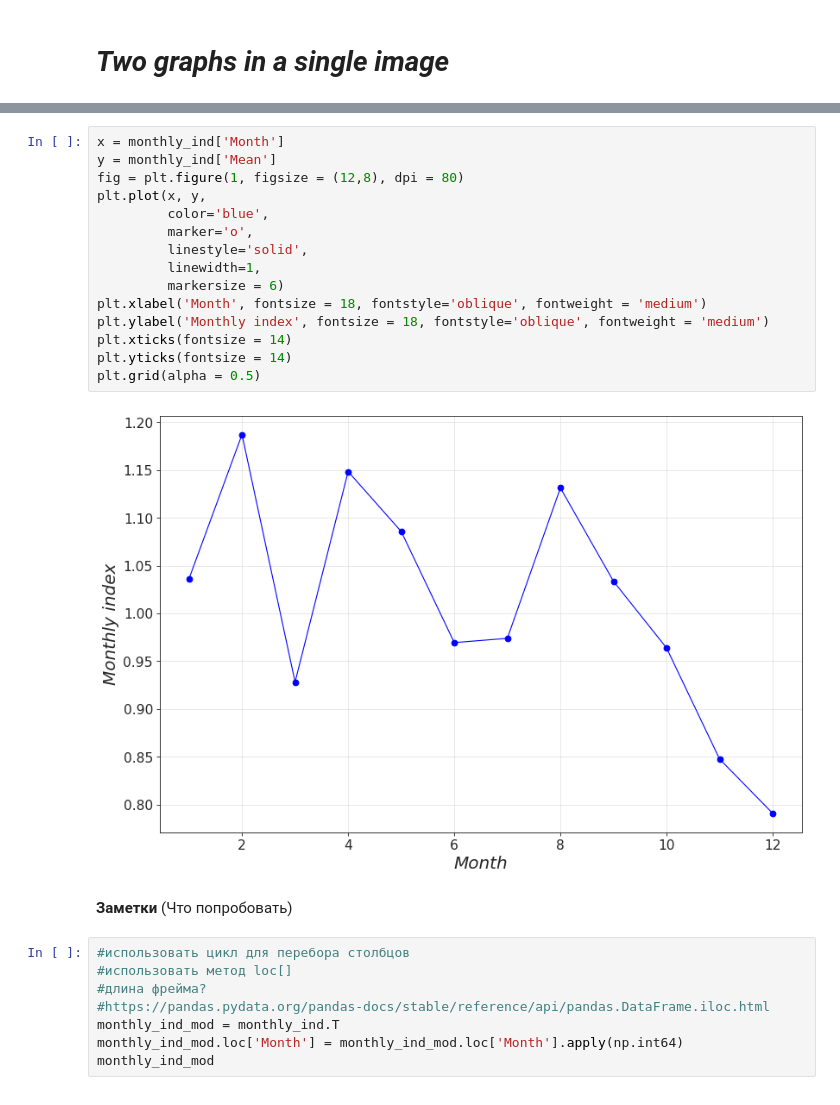
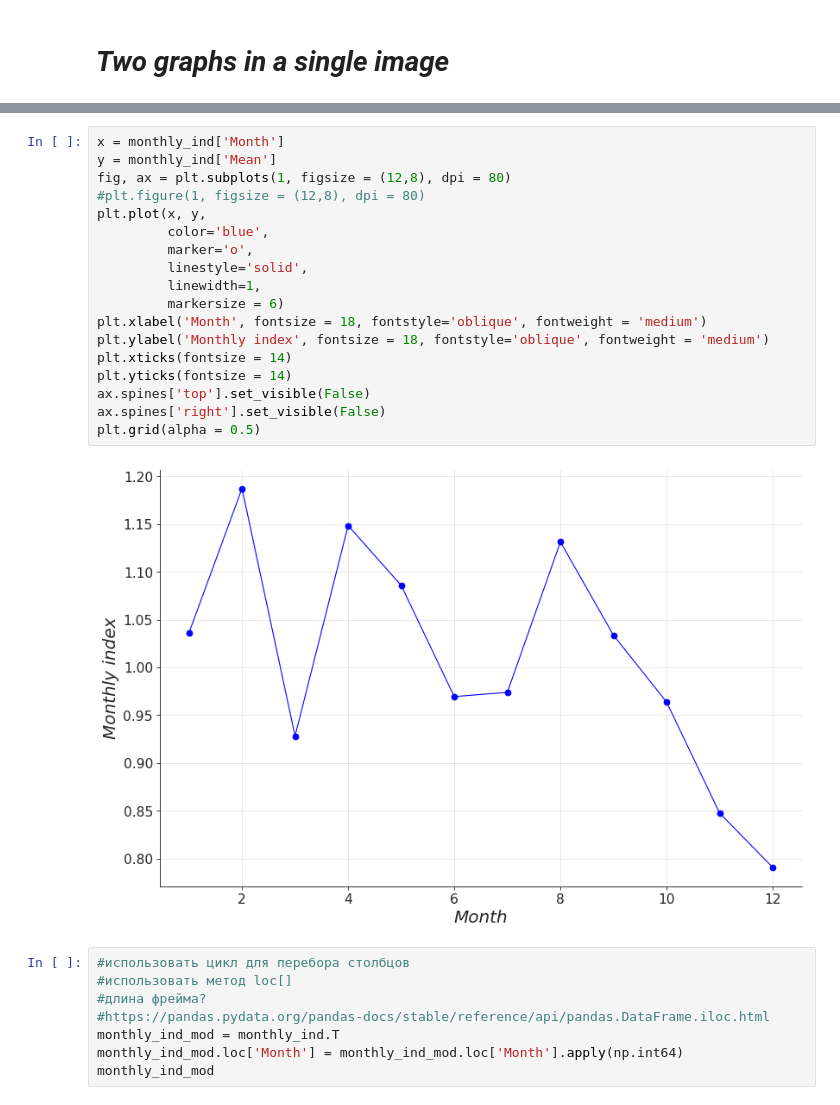
Before and after one commit to ADv0rnik/Data-analysis-for-JER, a Jupyter notebook: Monthly_index_calc.ipynb, the cells around one changed output, grey strips where cells are left out. Cells and saved outputs as stored; diff of their text form.

```diff
--- a/Monthly_index_calc.ipynb
+++ b/Monthly_index_calc.ipynb
@@ -339,22 +291,23 @@ plt.grid(alpha = 0.5)
 # %%
 x = monthly_ind['Month']
 y = monthly_ind['Mean']
-fig = plt.figure(1, figsize = (12,8), dpi = 80)
+fig, ax = plt.subplots(1, figsize = (12,8), dpi = 80)
+#plt.figure(1, figsize = (12,8), dpi = 80)
 plt.plot(x, y,
          color='blue',
          marker='o',
          linestyle='solid',
          linewidth=1,
          markersize = 6)
 plt.xlabel('Month', fontsize = 18, fontstyle='oblique', fontweight = 'medium')
 plt.ylabel('Monthly index', fontsize = 18, fontstyle='oblique', fontweight = 'medium')
 plt.xticks(fontsize = 14)
 plt.yticks(fontsize = 14)
+ax.spines['top'].set_visible(False)
+ax.spines['right'].set_visible(False)
 plt.grid(alpha = 0.5)
 # %% [output]
-[figure, old version]
+[figure, new version]
-# %% [markdown]
-**Заметки** (Что попробовать)
 # %%
 #использовать цикл для перебора столбцов
 #использовать метод loc[]
```
Also changed, not shown: parts of 9 cells of this notebook.
